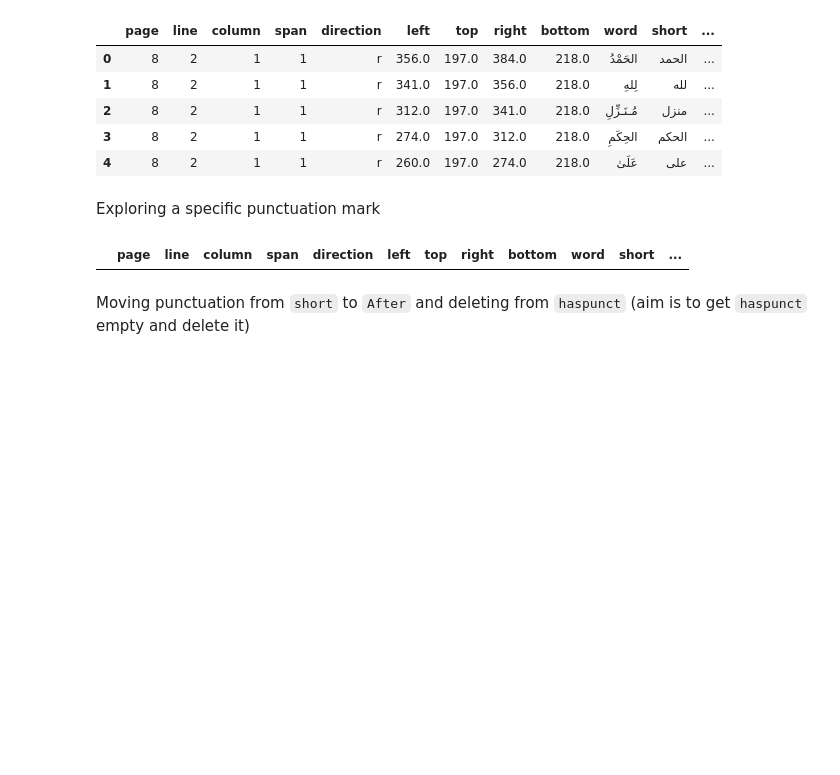
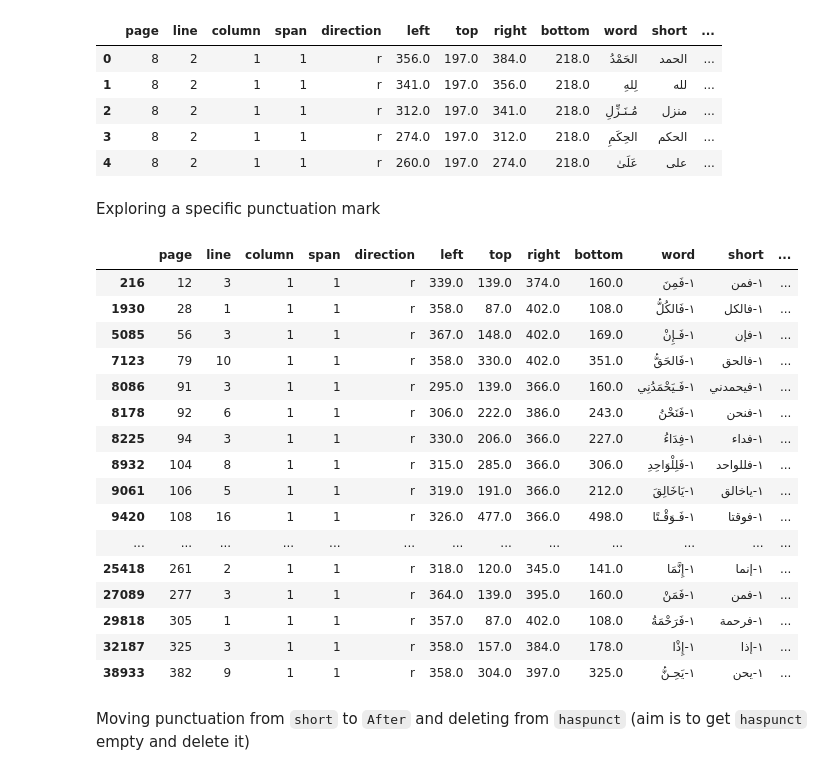
Before and after one commit to among/fusus, a Jupyter notebook: fusust-text-laboratory/FususReworking.ipynb, the cells around one changed output. Cells and saved outputs as stored; diff of their text form; code cells hidden in the pictures; blank space fills up the shorter version.

```diff
--- a/fusust-text-laboratory/FususReworking.ipynb
+++ b/fusust-text-laboratory/FususReworking.ipynb
@@ -14,7 +14,7 @@ import matplotlib.pyplot as plt
 import seaborn as sns
 import arabicABC as abc
 # %%
-fusus = pd.read_csv('fusus.csv')
+# fusus = pd.read_csv('fusus.csv')
 fusus = fusus.fillna('')
 # %%
 fusus.head()
@@ -28,10 +28,26 @@ fusus.head()
 # %% [markdown]
 Exploring a specific punctuation mark
 # %%
-punctMark = fusus[fusus['haspunct']==abc.MADDA_ABOVE]
-punctMark.head(60)
+punctMark = fusus[fusus['haspunct']=='١‐']
+punctMark
 # %% [output]
 |  | page | line | column | span | direction | left | top | right | bottom | word | short | ... |
+| 216 | 12 | 3 | 1 | 1 | r | 339.0 | 139.0 | 374.0 | 160.0 | ١‐فَمِنَ | ١‐فمن | ... |
+| 1930 | 28 | 1 | 1 | 1 | r | 358.0 | 87.0 | 402.0 | 108.0 | ١‐فَالكُلُّ | ١‐فالكل | ... |
+| 5085 | 56 | 3 | 1 | 1 | r | 367.0 | 148.0 | 402.0 | 169.0 | ١‐فَـإِنْ | ١‐فإن | ... |
+| 7123 | 79 | 10 | 1 | 1 | r | 358.0 | 330.0 | 402.0 | 351.0 | ١‐فَالحَقُّ | ١‐فالحق | ... |
+| 8086 | 91 | 3 | 1 | 1 | r | 295.0 | 139.0 | 366.0 | 160.0 | ١‐فَـيَحْمَدُنِي | ١‐فيحمدني | ... |
+| 8178 | 92 | 6 | 1 | 1 | r | 306.0 | 222.0 | 386.0 | 243.0 | ١‐فَنَحْنُ | ١‐فنحن | ... |
+| 8225 | 94 | 3 | 1 | 1 | r | 330.0 | 206.0 | 366.0 | 227.0 | ١‐فِدَاءُ | ١‐فداء | ... |
+| 8932 | 104 | 8 | 1 | 1 | r | 315.0 | 285.0 | 366.0 | 306.0 | ١‐فَلِلْوَاحِدِ | ١‐فللواحد | ... |
+| 9061 | 106 | 5 | 1 | 1 | r | 319.0 | 191.0 | 366.0 | 212.0 | ١‐يَاخَالِقَ | ١‐ياخالق | ... |
+| 9420 | 108 | 16 | 1 | 1 | r | 326.0 | 477.0 | 366.0 | 498.0 | ١‐فَـوَقْـتًا | ١‐فوقتا | ... |
+| ... | ... | ... | ... | ... | ... | ... | ... | ... | ... | ... | ... | ... |
+| 25418 | 261 | 2 | 1 | 1 | r | 318.0 | 120.0 | 345.0 | 141.0 | ١‐إِنَّمَا | ١‐إنما | ... |
+| 27089 | 277 | 3 | 1 | 1 | r | 364.0 | 139.0 | 395.0 | 160.0 | ١‐فَمَنْ | ١‐فمن | ... |
+| 29818 | 305 | 1 | 1 | 1 | r | 357.0 | 87.0 | 402.0 | 108.0 | ١‐فَرَحْمَةُ | ١‐فرحمة | ... |
+| 32187 | 325 | 3 | 1 | 1 | r | 358.0 | 157.0 | 384.0 | 178.0 | ١‐إِذْا | ١‐إذا | ... |
+| 38933 | 382 | 9 | 1 | 1 | r | 358.0 | 304.0 | 397.0 | 325.0 | ١‐يَحِـنُّ | ١‐يحن | ... |
 # %% [markdown]
 Moving punctuation from `short` to `After` and deleting from `haspunct` (aim is to get `haspunct` empty and delete it)
 # %%
```
Also changed, not shown: parts of 18 cells of this notebook, 1 other file.
